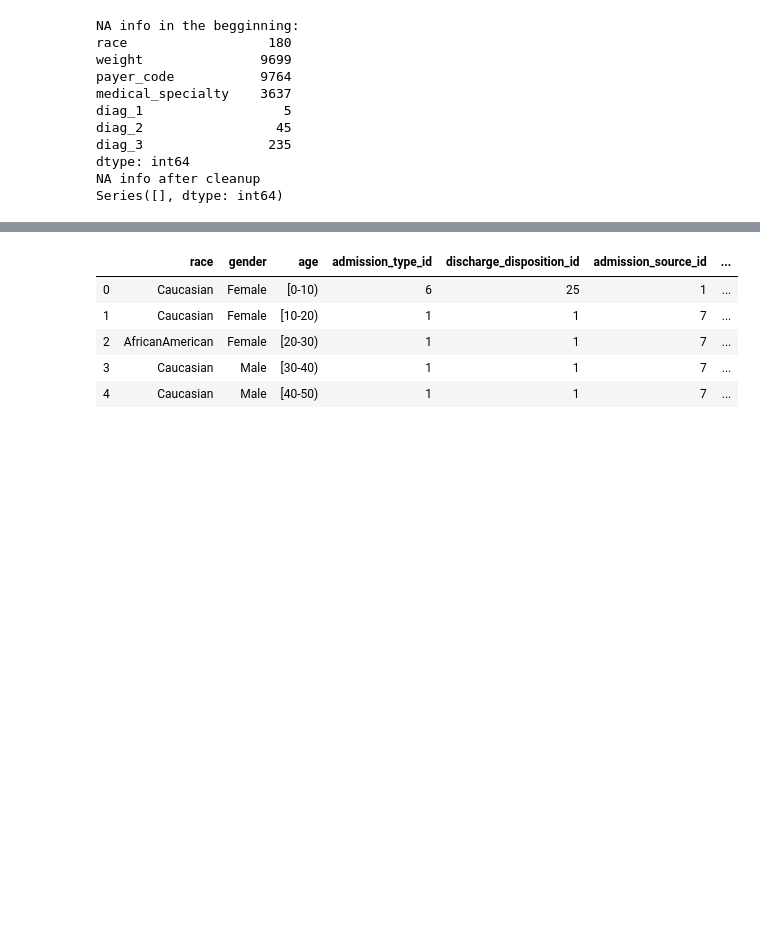
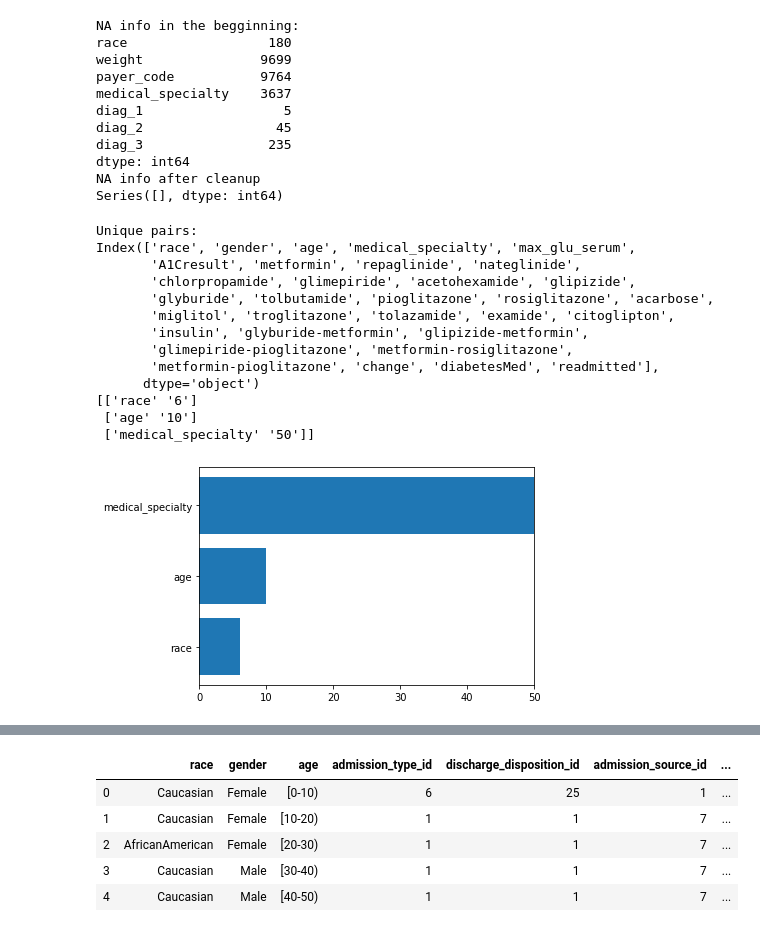
Before and after one commit to SimeonHey/diabetes-130-ds-final, a Jupyter notebook: Playin.ipynb, the cells around one changed output, grey strips where cells are left out. Cells and saved outputs as stored; diff of their text form; code cells hidden in the pictures; blank space fills up the shorter version.

```diff
--- a/Playin.ipynb
+++ b/Playin.ipynb
@@ -113,11 +247,10 @@ False
 # %%
-df = original.copy()
-
 def get_na_info(df):
     nas = df.isna().sum()
     nas = nas[nas > 0]
     return nas
 
+unknown_token = "unknown"
 print("NA info in the begginning:")
 print(get_na_info(df))
 
@@ -144,3 +277,20 @@ diag_3                235
 dtype: int64
 NA info after cleanup
 Series([], dtype: int64)
+# %%
+plot_unique_pairs(df)
+# %% [output]
+Unique pairs:
+Index(['race', 'gender', 'age', 'medical_specialty', 'max_glu_serum',
+       'A1Cresult', 'metformin', 'repaglinide', 'nateglinide',
+       'chlorpropamide', 'glimepiride', 'acetohexamide', 'glipizide',
+       'glyburide', 'tolbutamide', 'pioglitazone', 'rosiglitazone', 'acarbose',
+       'miglitol', 'troglitazone', 'tolazamide', 'examide', 'citoglipton',
+       'insulin', 'glyburide-metformin', 'glipizide-metformin',
+       'glimepiride-pioglitazone', 'metformin-rosiglitazone',
+       'metformin-pioglitazone', 'change', 'diabetesMed', 'readmitted'],
+      dtype='object')
+[['race' '6']
+ ['age' '10']
+ ['medical_specialty' '50']]
+[figure, added]
```
Also changed, not shown: parts of 33 cells of this notebook, 28 other files.
